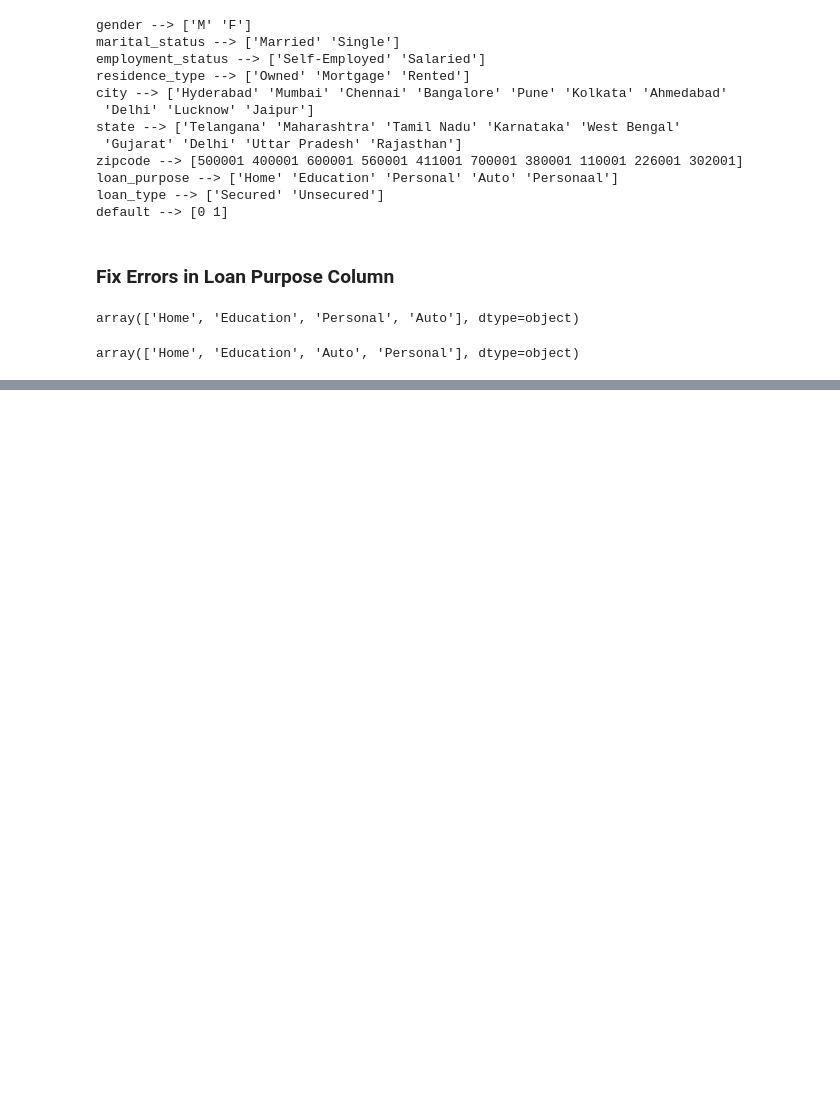
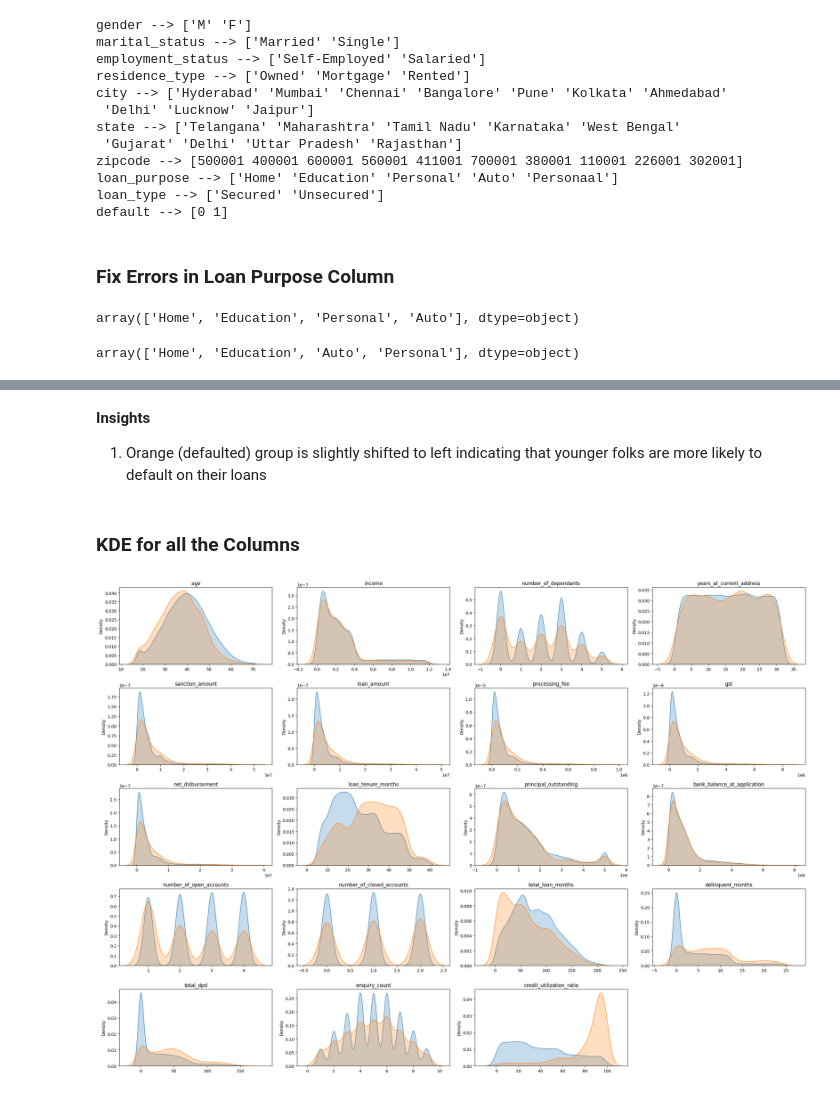
Before and after one commit to Abi27052000/Credit-Risk-Modelling, a Jupyter notebook: Credit_risk.ipynb, the cells around one changed output, grey strips where cells are left out. Drawn from its saved outputs; the diff is of its cells as text; code cells hidden in the pictures; blank space fills up the shorter version.

```diff
--- a/Credit_risk.ipynb
+++ b/Credit_risk.ipynb
@@ -327,0 +376,20 @@ array(['Home', 'Education', 'Auto', 'Personal'], dtype=object)
+# %% [markdown]
+**Insights**
+
+1. Orange (defaulted) group is slightly shifted to left indicating that younger folks are more likely to default on their loans
+# %% [markdown]
+### KDE for all the Columns
+# %%
+plt.figure(figsize=(24, 20))  # Width, height in inches
+
+for i, col in enumerate(columns_continuous):
+    plt.subplot(6, 4, i+1)  # 1 row, 4 columns, ith subplot
+    sns.kdeplot(df_train_1[col][df_train_1['default']==0], fill=True, label='default=0')
+    sns.kdeplot(df_train_1[col][df_train_1['default']==1], fill=True, label='default=1')
+    plt.title(col)
+    plt.xlabel('')
+
+plt.tight_layout()
+plt.show()
+# %% [output]
+[figure, added]
```
Also changed, not shown: parts of 7 cells of this notebook.
